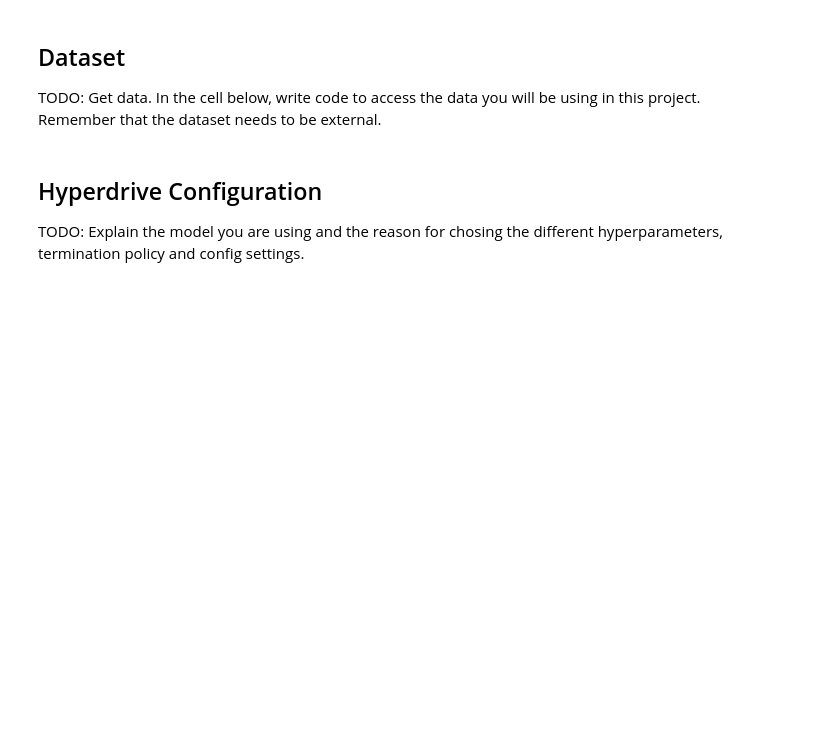
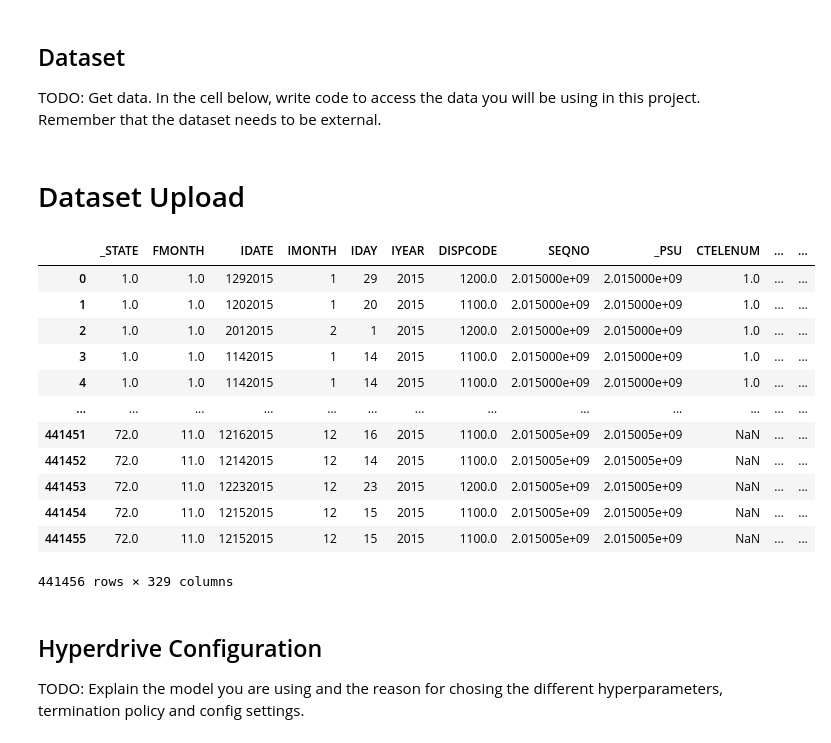
Before and after one commit to connorgag/Udacity_MLE, a Jupyter notebook: Project_Three/hyperdrive.ipynb, the cells around one changed output. Cells and saved outputs as stored; diff of their text form; code cells hidden in the pictures; blank space fills up the shorter version.

```diff
--- a/Project_Three/hyperdrive.ipynb
+++ b/Project_Three/hyperdrive.ipynb
@@ -110,6 +98,25 @@ TODO: Get data. In the cell below, write code to access the data you will be usi
 # %%
 experiment_name = 'Project_3_Experiment_Hyperdrive'
 experiment=Experiment(ws, experiment_name)
+# %% [markdown]
+# Dataset Upload
+# %%
+dataset = Dataset.get_by_name(ws, name='behavioral_data')
+dataset.to_pandas_dataframe()
+# %% [output]
+|  | _STATE | FMONTH | IDATE | IMONTH | IDAY | IYEAR | DISPCODE | SEQNO | _PSU | CTELENUM | ... | ... |
+| 0 | 1.0 | 1.0 | 1292015 | 1 | 29 | 2015 | 1200.0 | 2.015000e+09 | 2.015000e+09 | 1.0 | ... | ... |
+| 1 | 1.0 | 1.0 | 1202015 | 1 | 20 | 2015 | 1100.0 | 2.015000e+09 | 2.015000e+09 | 1.0 | ... | ... |
+| 2 | 1.0 | 1.0 | 2012015 | 2 | 1 | 2015 | 1200.0 | 2.015000e+09 | 2.015000e+09 | 1.0 | ... | ... |
+| 3 | 1.0 | 1.0 | 1142015 | 1 | 14 | 2015 | 1100.0 | 2.015000e+09 | 2.015000e+09 | 1.0 | ... | ... |
+| 4 | 1.0 | 1.0 | 1142015 | 1 | 14 | 2015 | 1100.0 | 2.015000e+09 | 2.015000e+09 | 1.0 | ... | ... |
+| ... | ... | ... | ... | ... | ... | ... | ... | ... | ... | ... | ... | ... |
+| 441451 | 72.0 | 11.0 | 12162015 | 12 | 16 | 2015 | 1100.0 | 2.015005e+09 | 2.015005e+09 | NaN | ... | ... |
+| 441452 | 72.0 | 11.0 | 12142015 | 12 | 14 | 2015 | 1100.0 | 2.015005e+09 | 2.015005e+09 | NaN | ... | ... |
+| 441453 | 72.0 | 11.0 | 12232015 | 12 | 23 | 2015 | 1200.0 | 2.015005e+09 | 2.015005e+09 | NaN | ... | ... |
+| 441454 | 72.0 | 11.0 | 12152015 | 12 | 15 | 2015 | 1100.0 | 2.015005e+09 | 2.015005e+09 | NaN | ... | ... |
+| 441455 | 72.0 | 11.0 | 12152015 | 12 | 15 | 2015 | 1100.0 | 2.015005e+09 | 2.015005e+09 | NaN | ... | ... |
+441456 rows × 329 columns
 # %% [markdown]
 ## Hyperdrive Configuration
 
```
Also changed, not shown: parts of 4 cells of this notebook, 23 other files.
